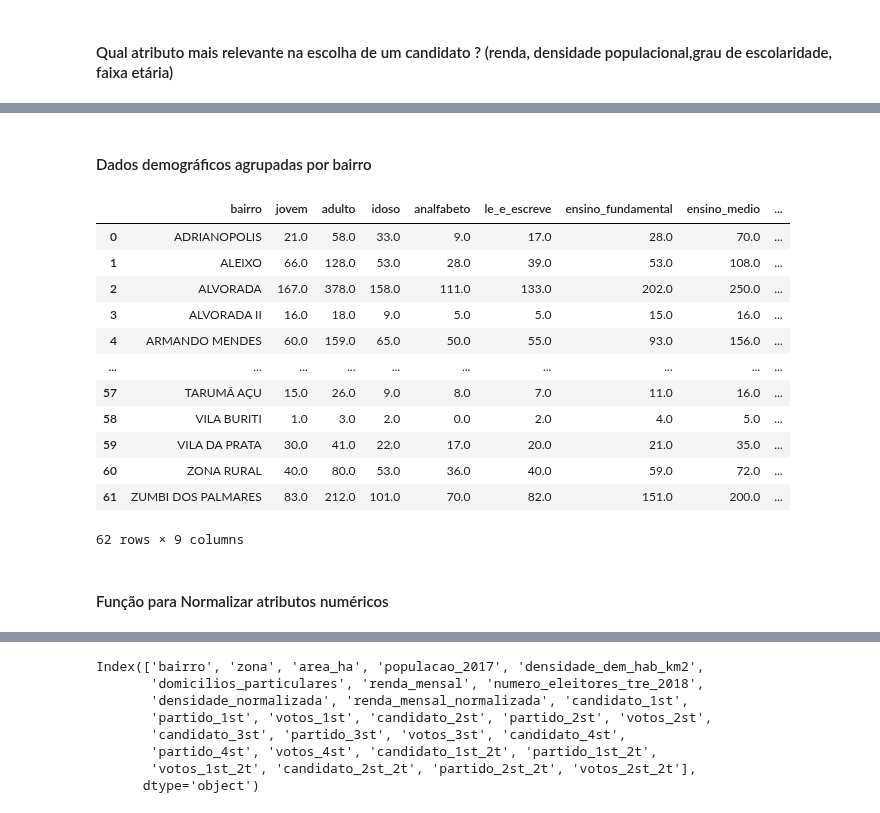
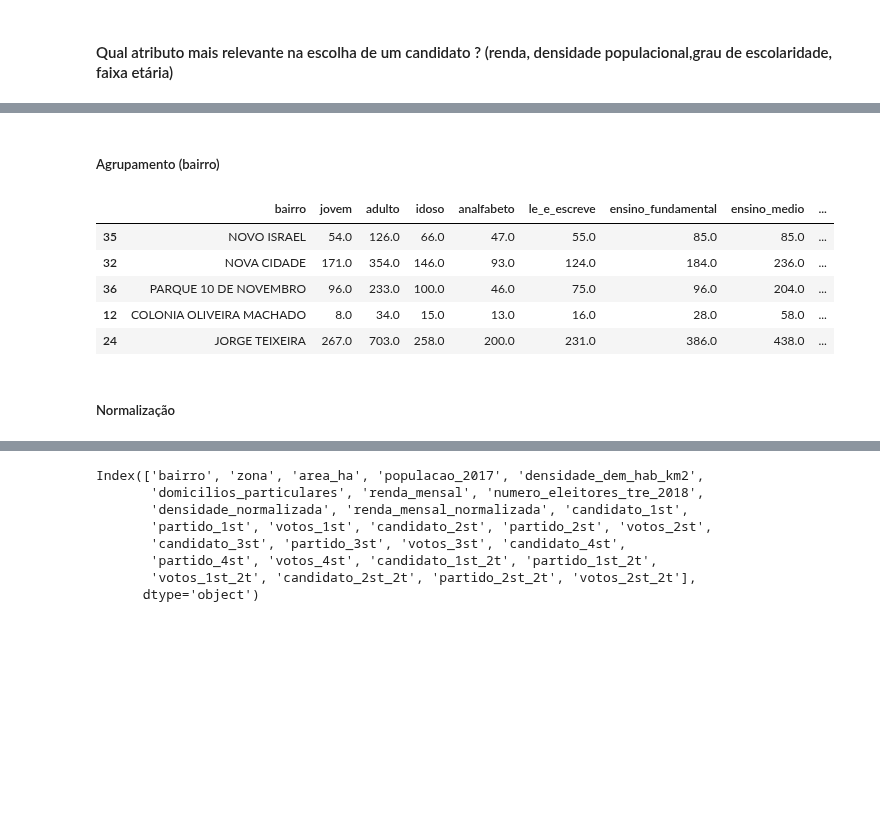
Before and after one commit to bmnds/uea-data-science-04-data-processing, a Jupyter notebook: trabalho-final/Notebook_Trabalho_Final.ipynb, the cells around one changed output, grey strips where cells are left out. Drawn from its saved outputs; the diff is of its cells as text; code cells hidden in the pictures; blank space fills up the shorter version.

```diff
--- a/trabalho-final/Notebook_Trabalho_Final.ipynb
+++ b/trabalho-final/Notebook_Trabalho_Final.ipynb
@@ -559,5 +444,5 @@ df_bairros[['bairro', 'zona', 'renda_mensal', 'partido_1st', 'partido_1st_veread
 # %%
-df_secoes = pd.read_csv('datasets/final_secoes.csv', delimiter=',', index_col=0)
+df_secoes = pd.read_csv('datasets/final_secoes.csv', index_col=0)
 df_secoes.sample(5)
 # %% [output]
 |  | zona | secao | local | nome | bairro | lat | long | aptos | votos | abstencoes | votos_2t | ... |
@@ -569,26 +454,19 @@ df_secoes.sample(5)
-# %% [markdown]
-#### Dados demográficos agrupadas por bairro
+# %% [markdown]
+##### Agrupamento (bairro)
 # %%
 df = df_secoes[['bairro', 'jovem', 'adulto', 'idoso',
                 'analfabeto', 'le_e_escreve', 'ensino_fundamental', 'ensino_medio', 'ensino_superior']] \
                 .groupby('bairro').sum().reset_index()
-df
+df.sample(5)
 # %% [output]
 |  | bairro | jovem | adulto | idoso | analfabeto | le_e_escreve | ensino_fundamental | ensino_medio | ... |
-| 0 | ADRIANOPOLIS | 21.0 | 58.0 | 33.0 | 9.0 | 17.0 | 28.0 | 70.0 | ... |
-| 1 | ALEIXO | 66.0 | 128.0 | 53.0 | 28.0 | 39.0 | 53.0 | 108.0 | ... |
-| 2 | ALVORADA | 167.0 | 378.0 | 158.0 | 111.0 | 133.0 | 202.0 | 250.0 | ... |
-| 3 | ALVORADA II | 16.0 | 18.0 | 9.0 | 5.0 | 5.0 | 15.0 | 16.0 | ... |
-| 4 | ARMANDO MENDES | 60.0 | 159.0 | 65.0 | 50.0 | 55.0 | 93.0 | 156.0 | ... |
-| ... | ... | ... | ... | ... | ... | ... | ... | ... | ... |
-| 57 | TARUMÃ AÇU | 15.0 | 26.0 | 9.0 | 8.0 | 7.0 | 11.0 | 16.0 | ... |
-| 58 | VILA BURITI | 1.0 | 3.0 | 2.0 | 0.0 | 2.0 | 4.0 | 5.0 | ... |
-| 59 | VILA DA PRATA | 30.0 | 41.0 | 22.0 | 17.0 | 20.0 | 21.0 | 35.0 | ... |
-| 60 | ZONA RURAL | 40.0 | 80.0 | 53.0 | 36.0 | 40.0 | 59.0 | 72.0 | ... |
-| 61 | ZUMBI DOS PALMARES | 83.0 | 212.0 | 101.0 | 70.0 | 82.0 | 151.0 | 200.0 | ... |
+| 35 | NOVO ISRAEL | 54.0 | 126.0 | 66.0 | 47.0 | 55.0 | 85.0 | 85.0 | ... |
+| 32 | NOVA CIDADE | 171.0 | 354.0 | 146.0 | 93.0 | 124.0 | 184.0 | 236.0 | ... |
+| 36 | PARQUE 10 DE NOVEMBRO | 96.0 | 233.0 | 100.0 | 46.0 | 75.0 | 96.0 | 204.0 | ... |
+| 12 | COLONIA OLIVEIRA MACHADO | 8.0 | 34.0 | 15.0 | 13.0 | 16.0 | 28.0 | 58.0 | ... |
+| 24 | JORGE TEIXEIRA | 267.0 | 703.0 | 258.0 | 200.0 | 231.0 | 386.0 | 438.0 | ... |
-62 rows × 9 columns
-# %% [markdown]
-#### Função para Normalizar atributos numéricos
+# %% [markdown]
+##### Normalização
 # %%
 def normalizar_valores_coluna(df, col):
   min = df[col].min()
```
Also changed, not shown: parts of 44 cells of this notebook.
